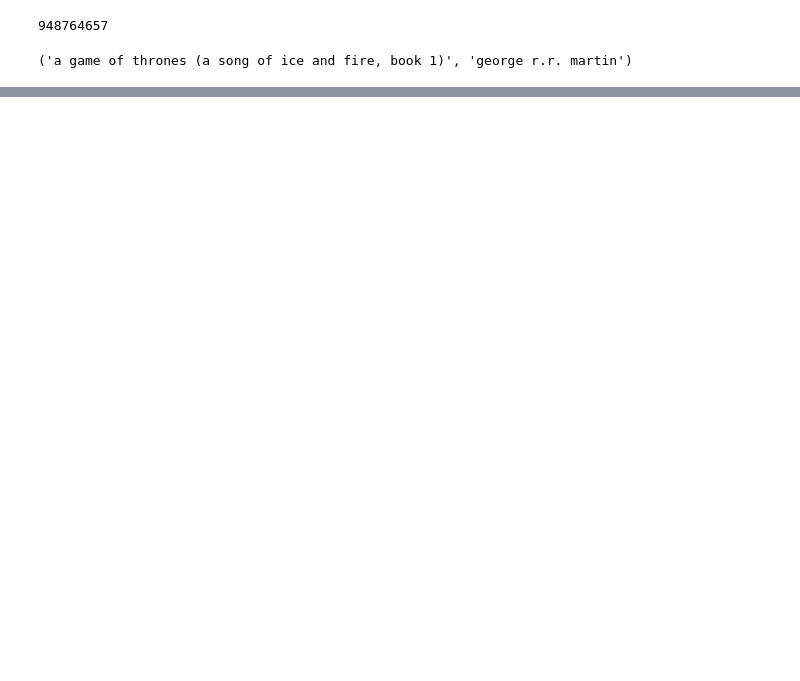
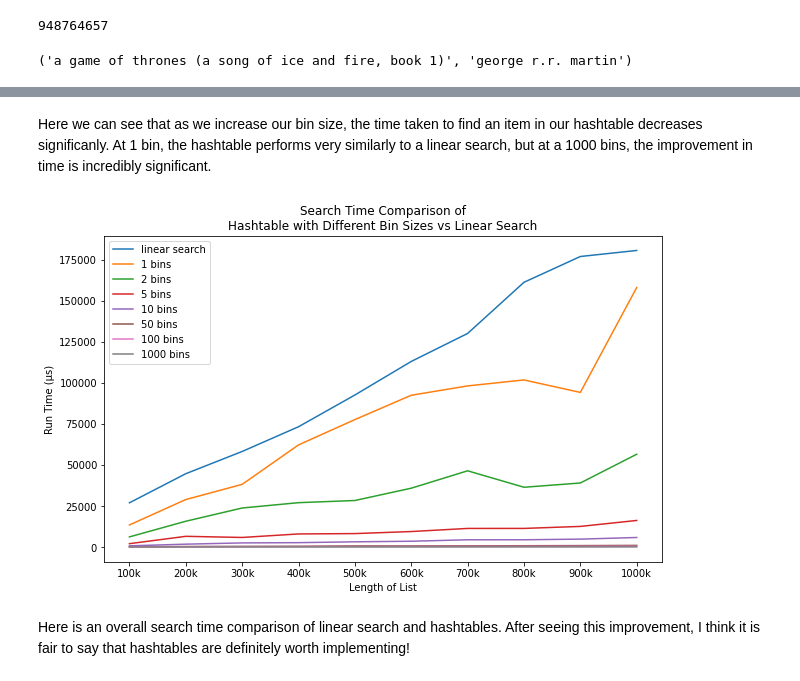
Before and after one commit to devendragovil/USFMSDS_610_Assignment6, a Jupyter notebook: HashTablesCodeDemo.ipynb, the cells around one changed output, grey strips where cells are left out. Cells and saved outputs as stored; diff of their text form; code cells hidden in the pictures; blank space fills up the shorter version.

```diff
--- a/HashTablesCodeDemo.ipynb
+++ b/HashTablesCodeDemo.ipynb
@@ -196,7 +233,8 @@ empty = empty_hashtable(4)
 # %%
 def populate_hashtable(list_of_tups, buckets):
     """
-    Function takes a list of tuples (of two strings, books and authors), and buckets to populate a hashtable
+    Function takes a list of tuples (of two strings, books and authors),
+    and buckets to populate a hashtable
     Parameters:
         list_of_tups: list[tup[str,str]]
         buckets: int
@@ -217,7 +255,8 @@ built_hashtable = populate_hashtable(all_books_and_authors, 10_000)
 # %%
 def find_in_hashtable(given_ht, value_to_find):
     """
-    Function takes the hashtable and value_to_find as paramter inputs to look for the value_to_find in the hash
+    Function takes the hashtable and value_to_find as paramter inputs
+    to look for the value_to_find in the hash
     table, return the tuple if it finds it, else return (-1,-1)
     Parameters:
         given_ht: list[list[str,str]]
@@ -230,9 +269,9 @@ def find_in_hashtable(given_ht, value_to_find):
     buckets_ht = len(given_ht)
     bucket_tofind = hashcode_tofind % buckets_ht
     for entry in given_ht[bucket_tofind]:
-        if entry[0]==value_to_find:
+        if entry[0] == value_to_find:
             return entry
-    return (-1,-1)
+    return (-1, -1)
 # %%
 find_in_hashtable(built_hashtable, GAME_OF_THRONES_BOOK)
 # %% [output]
@@ -275,5 +314,8 @@ hashtable_search_time[100000]
 # with open('experiments_time_hashfinds_big.pickle','wb') as f:
 #     pickle.dump(hashtable_search_time, f, protocol=pickle.HIGHEST_PROTOCOL)
 # %%
-with open('experiments_time_hashfinds_small.pickle','wb') as f:
-    pickle.dump(hashtable_search_time, f, protocol=pickle.HIGHEST_PROTOCOL)
+# with open('experiments_time_hashfinds_small.pickle','wb') as f:
+#     pickle.dump(hashtable_search_time, f, protocol=pickle.HIGHEST_PROTOCOL)
+# %%
+with open('experiments_time_hashfinds_small.pickle','rb') as f:
+    hashtable_search_time = (pickle.load(f))
@@ -279,0 +358,35 @@ with open('experiments_time_hashfinds_small.pickle','wb') as f:
+# %% [markdown]
+Here we can see that as we increase our bin size, the time taken to find an item in our hashtable decreases significanly. At 1 bin, the hashtable performs very similarly to a linear search, but at a 1000 bins, the improvement in time is incredibly significant.
+# %%
+fig, ax = plt.subplots(figsize=(10, 6))
+
+linear_x = list(linear_search_time)
+linear_y = linear_search_time.values()
+
+ax.plot(linear_x, linear_y, label='linear search')
+
+list_size = list(hashtable_search_time)
+bins_ = list(hashtable_search_time[list_size[0]])
+
+
+for bucket in bins_:
+    x = list_size
+    y = [hashtable_search_time[i][bucket] for i in list_size]
+    xlabel = [str(int(i / 1000)) + 'k' for i in x]
+    ax.set_xticks(x)
+    ax.set_xticklabels(xlabel)
+    ax.plot(x, y, label=f'{bucket} bins')
+
+my_plot_title = """Search Time Comparison of
+Hashtable with Different Bin Sizes vs Linear Search"""
+
+ax.set_title(my_plot_title)
+ax.set_xlabel('Length of List')
+ax.set_ylabel('Run Time (μs)')
+ax.legend()
+
+plt.show()
+# %% [output]
+[figure, added]
+# %% [markdown]
+Here is an overall search time comparison of linear search and hashtables. After seeing this improvement, I think it is fair to say that hashtables are definitely worth implementing!
```
Also changed, not shown: parts of 24 cells of this notebook.
